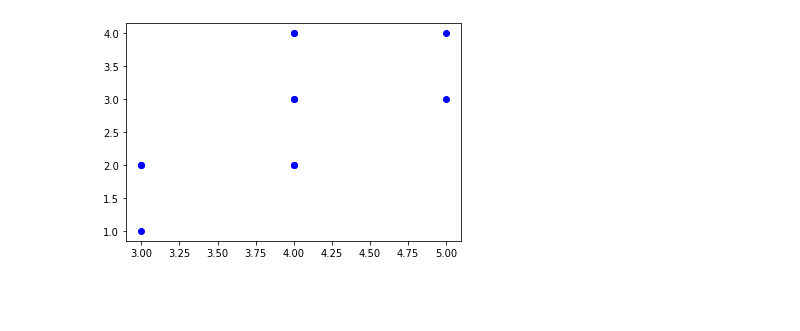
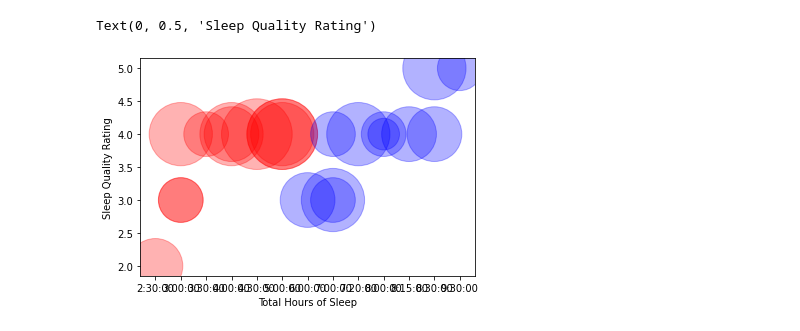
Before and after one commit to AliDzulfiqar/English-402-Data-Viz-Project, a Jupyter notebook: DataVizProject.ipynb, the cells around one changed output. Drawn from its saved outputs; the diff is of its cells as text; code cells hidden in the pictures; blank space fills up the shorter version.

```diff
--- a/DataVizProject.ipynb
+++ b/DataVizProject.ipynb
@@ -84,8 +104,19 @@ plt.show()
-# %%
-x = df2['Quality rating']
-y = df2['Daily Productivity Rating']
-
-plt.scatter(x, y, c="blue")
-plt.show()
-# %% [output]
-[figure, removed]
+# %%
+x1 = df1['Total Hours of Sleep'].sort_values(ascending=True)
+y1 = df1['Quality rating'].sort_values(ascending=True)
+z1 = df1['Daily Productivity Rating']
+
+x2 = df2['Total Hours of Sleep'].sort_values(ascending=True)
+y2 = df2['Quality rating'].sort_values(ascending=True)
+z2 = df2['Daily Productivity Rating']
+
+fig, ax = plt.subplots()
+
+ax.scatter(x1, y1, s=z1*1000, c="red", alpha=0.3)
+ax.scatter(x2, y2, s=z2*1000, c="blue", alpha=0.3)
+
+plt.xlabel("Total Hours of Sleep")
+plt.ylabel("Sleep Quality Rating")
+# %% [output]
+Text(0, 0.5, 'Sleep Quality Rating')
+[figure, added]
```
Also changed, not shown: parts of 5 cells of this notebook.
